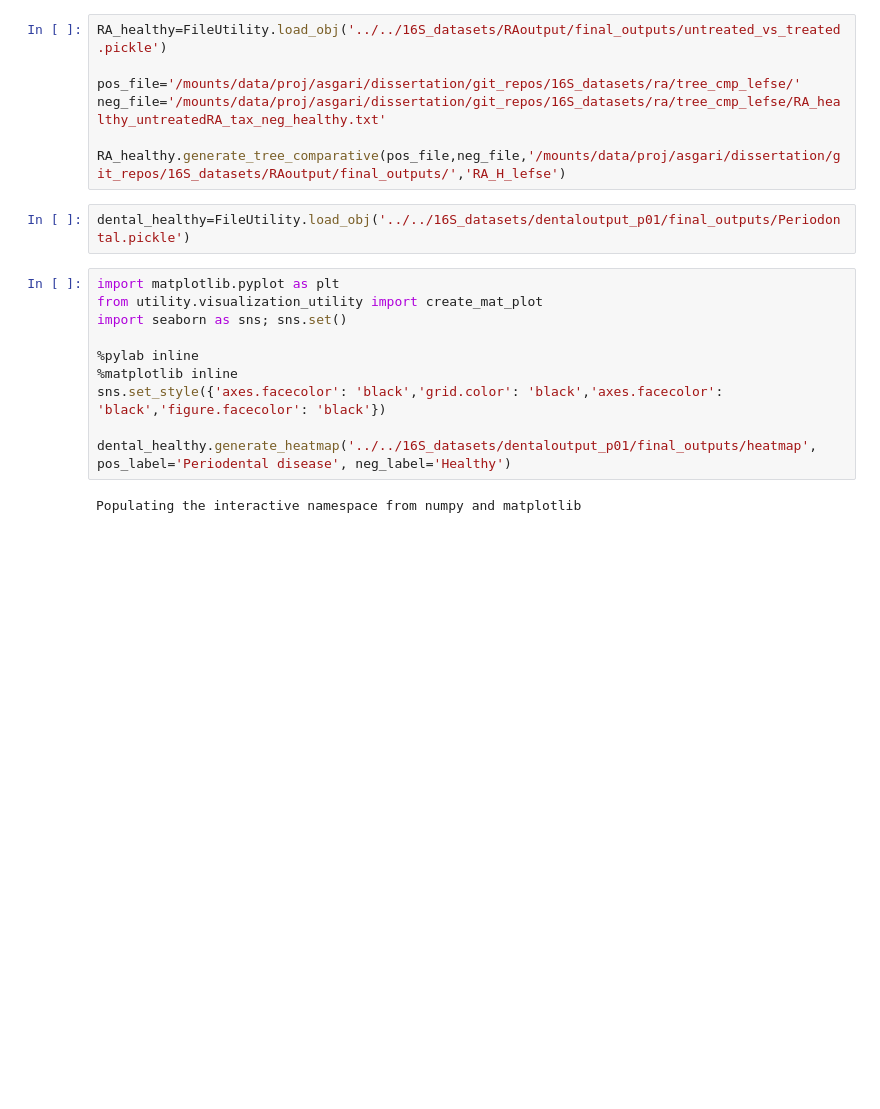
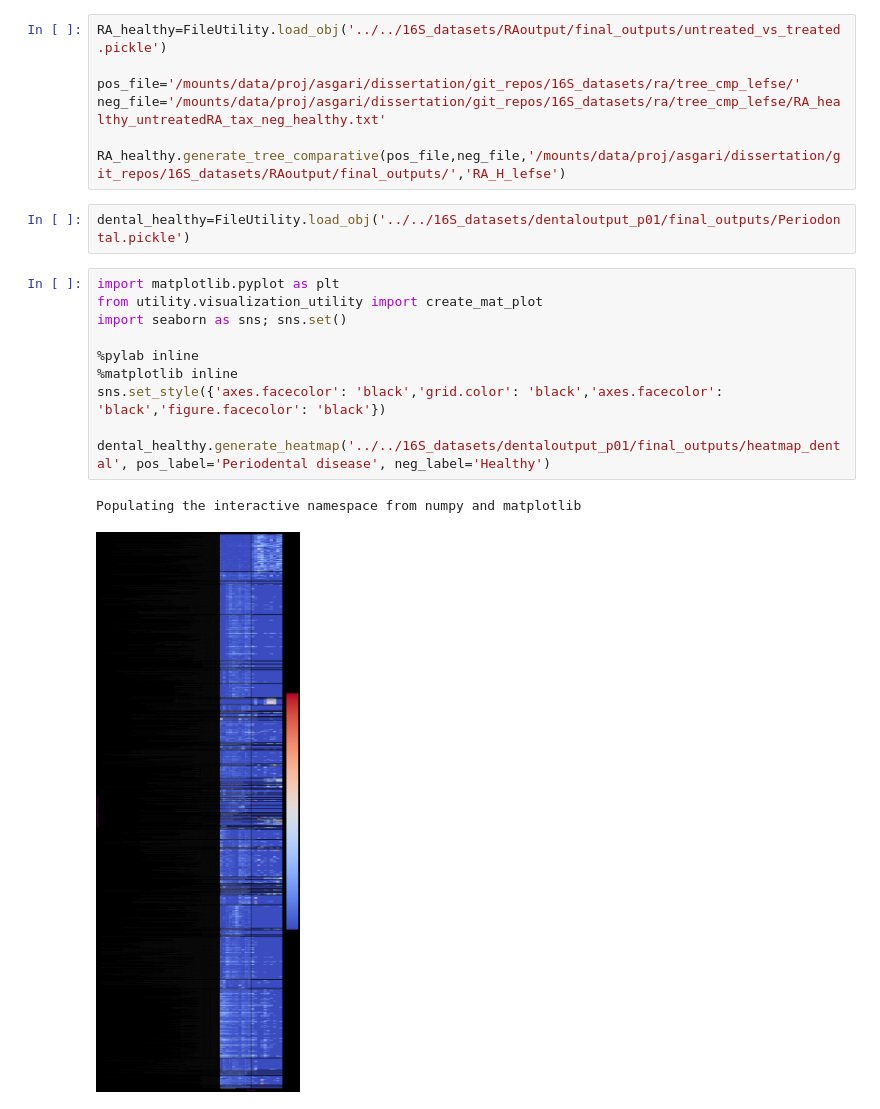
Before and after one commit to ehsanasgari/DiTaxa, a Jupyter notebook: notebook/DetailedVisualization.ipynb, the cells around one changed output. Cells and saved outputs as stored; diff of their text form; blank space fills up the shorter version.

```diff
--- a/notebook/DetailedVisualization.ipynb
+++ b/notebook/DetailedVisualization.ipynb
@@ -32,12 +35,13 @@ dental_healthy=FileUtility.load_obj('../../16S_datasets/dentaloutput_p01/final_o
 # %%
 import matplotlib.pyplot as plt
 from utility.visualization_utility import create_mat_plot
 import seaborn as sns; sns.set()
 
 %pylab inline
 %matplotlib inline
 sns.set_style({'axes.facecolor': 'black','grid.color': 'black','axes.facecolor': 'black','figure.facecolor': 'black'})
 
-dental_healthy.generate_heatmap('../../16S_datasets/dentaloutput_p01/final_outputs/heatmap', pos_label='Periodental disease', neg_label='Healthy')
+dental_healthy.generate_heatmap('../../16S_datasets/dentaloutput_p01/final_outputs/heatmap_dental', pos_label='Periodental disease', neg_label='Healthy')
 # %% [output]
 Populating the interactive namespace from numpy and matplotlib
+[figure, added]
```
Also changed, not shown: parts of 4 cells of this notebook, 1 other file.
